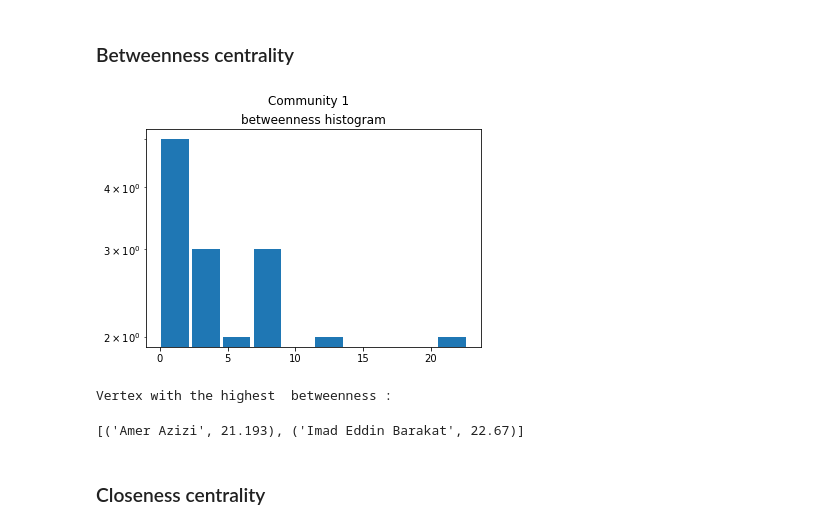
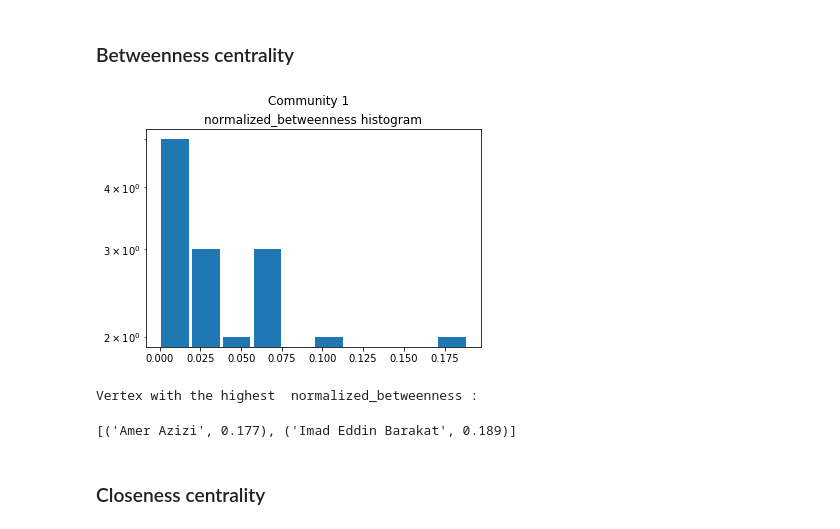
Before and after one commit to GiorgiaAuroraAdorni/MadridTrainBombingNetAnalytics, a Jupyter notebook: MadridTrainBombingNet.ipynb, the cells around one changed output. Drawn from its saved outputs; the diff is of its cells as text; code cells hidden in the pictures.

Commit message:
Added normalized_betweenness function and use it instead of the betweenness original function

```diff
--- a/MadridTrainBombingNet.ipynb
+++ b/MadridTrainBombingNet.ipynb
@@ -95,6 +95,13 @@ ig.plot(g)
 # %% [markdown]
 ## Centrality Analitycs
 # %%
+def normalized_betweenness(graph):
+    list_betweenness=list()
+    n = graph.vcount()
+    for value in graph.betweenness(weights=graph.es["weight"], directed=False):
+        list_betweenness.append(value/(((n-1)*(n-2))/2))
+    return list_betweenness
+
 def nodes_bound(graph, threshold, measure, name):
     label = graph.vs["label"]
     measure_list = list()
@@ -106,6 +113,8 @@ def nodes_bound(graph, threshold, measure, name):
         measure_list = graph.closeness(weights=graph.es["weight"])
     elif measure == 'betweenness':
         measure_list =  graph.betweenness(weights=graph.es["weight"], directed=False)
+    elif measure == 'normalized_betweenness':
+        measure_list =  normalized_betweenness(graph)
     elif measure == 'pagerank':
         measure_list =  graph.personalized_pagerank(weights=graph.es["weight"], directed=False)
     elif measure == 'degree':
@@ -323,11 +332,11 @@ Vertex with the highest  degree :
 # %% [markdown]
 ### Betweenness centrality
 # %%
-nodes_bound(sg1, 15, 'betweenness', "Community 1")
+nodes_bound(sg1, 0.15, 'normalized_betweenness', "Community 1")
 # %% [output]
-[figure, old version]
+[figure, new version]
-Vertex with the highest  betweenness :
+Vertex with the highest  normalized_betweenness :
-[('Amer Azizi', 21.193), ('Imad Eddin Barakat', 22.67)]
+[('Amer Azizi', 0.177), ('Imad Eddin Barakat', 0.189)]
 # %% [markdown]
 ### Closeness centrality
 # %%
```
Also changed, not shown: parts of 13 cells of this notebook.
